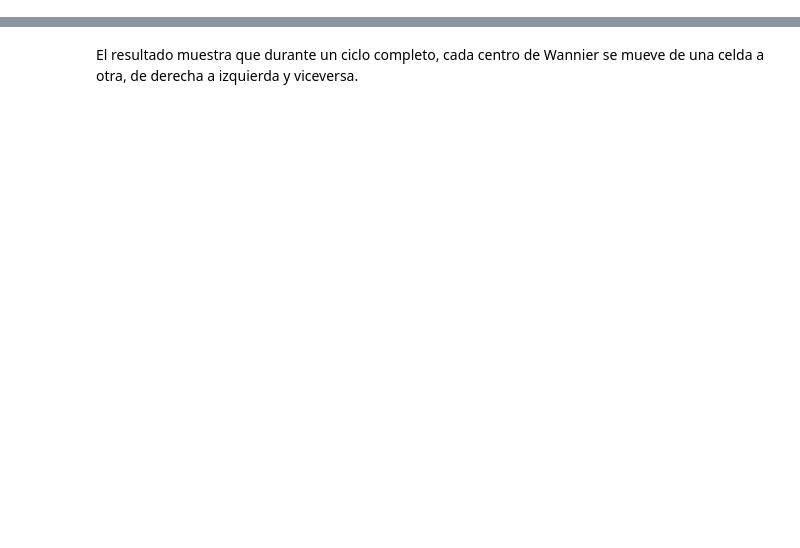
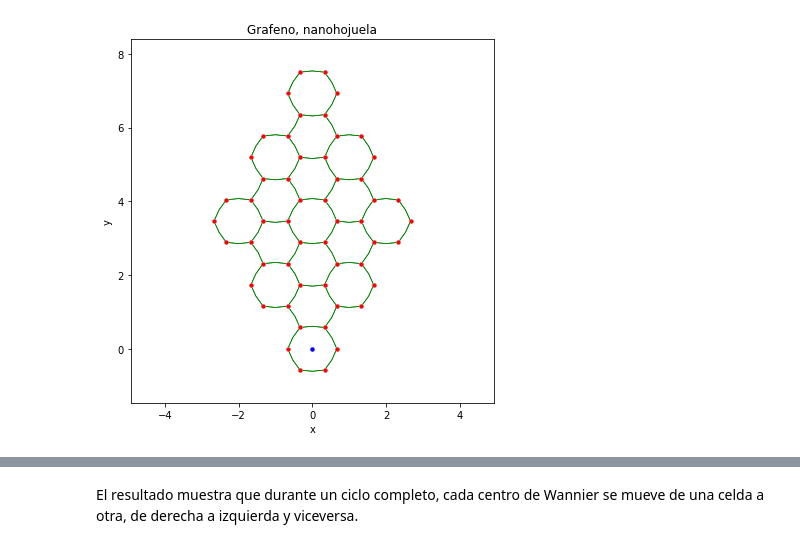
Before and after one commit to GamalielChavez/Bombeo-de-carga-en-nanohojuelas-de-grafeno, a Jupyter notebook: _sources/NB3_SS_Gama.ipynb, the cells around one changed output, grey strips where cells are left out. Cells and saved outputs as stored; diff of their text form; code cells hidden in the pictures; blank space fills up the shorter version.

```diff
--- a/_sources/NB3_SS_Gama.ipynb
+++ b/_sources/NB3_SS_Gama.ipynb
@@ -72,3 +73,18 @@ def hexaModel(θ):
                     -γ*func_δE(θ)-ϵ1, γ*func_δE(θ)+ϵ1,
                      γ*func_δE(θ)+ϵ2,-γ*func_δE(θ)-ϵ2])
   return my_model
+# %%
+# Repetición de la celda unitaria
+L=3
+hexa    = hexaModel(4*pi/3)
+cut_one = hexa.cut_piece(L,0,glue_edgs=False)
+cut_two = cut_one.cut_piece(L,1,glue_edgs=False)
+# Visualización
+(fig,ax)=cut_two.visualize(0,1)
+ax.set_title("Grafeno, nanohojuela")
+ax.set_xlabel("x")
+ax.set_ylabel("y")
+fig.tight_layout()
+fig.savefig("lat2x2.png",dpi=300)
+# %% [output]
+[figure, added]
```
Also changed, not shown: parts of 10 cells of this notebook, 14 other files.
